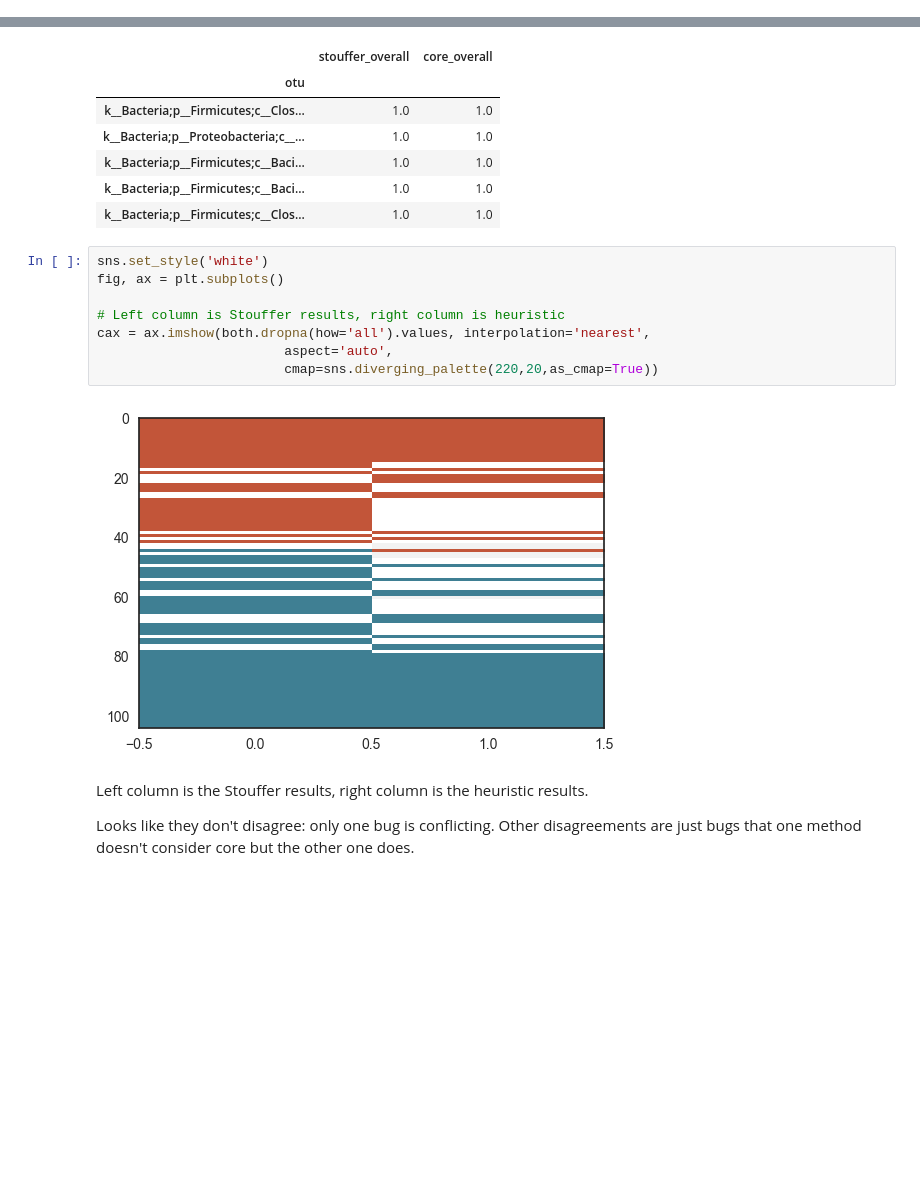
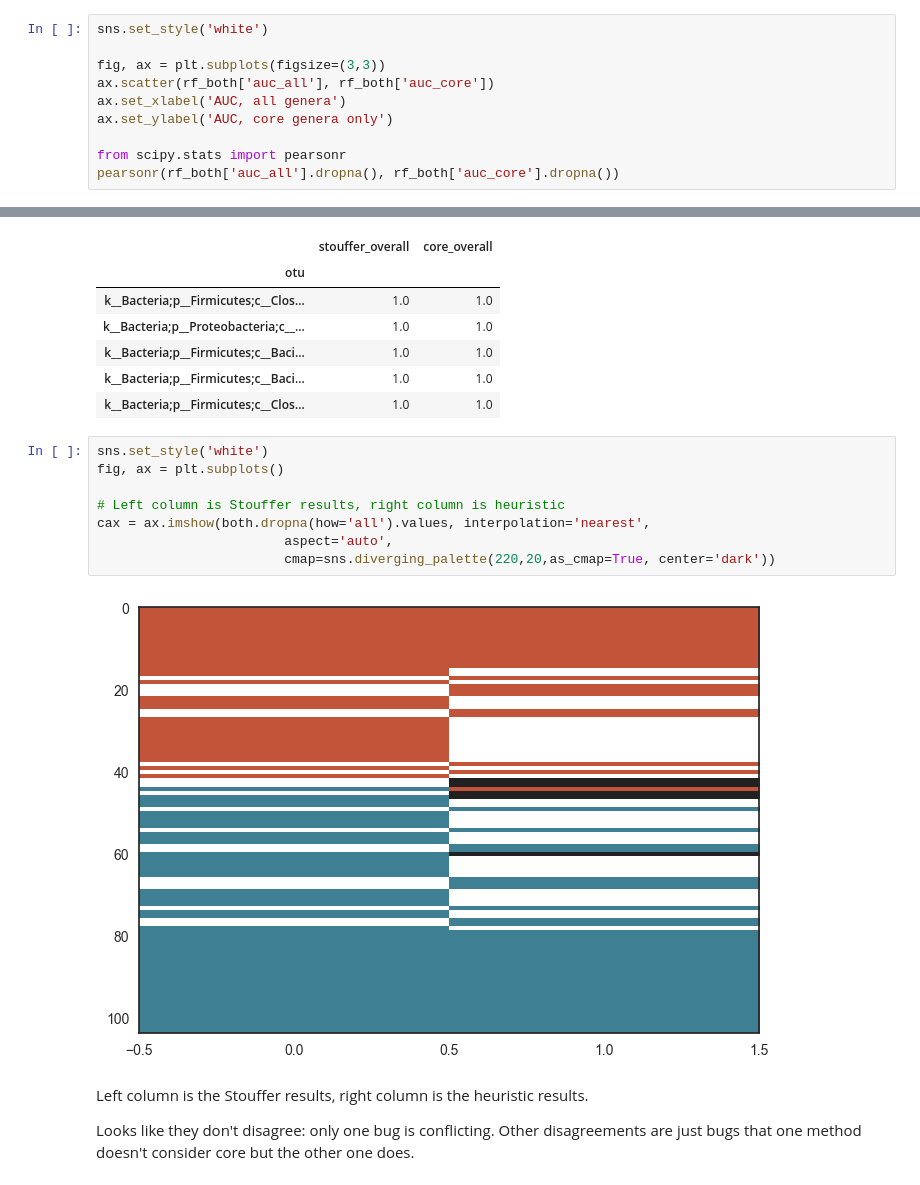
Before and after one commit to cduvallet/microbiomeHD, a Jupyter notebook: src/exploration/2017-06-21.reviewer_comments_info.ipynb, the cells around one changed output, grey strips where cells are left out. Drawn from its saved outputs; the diff is of its cells as text; blank space fills up the shorter version.

```diff
--- a/src/exploration/2017-06-21.reviewer_comments_info.ipynb
+++ b/src/exploration/2017-06-21.reviewer_comments_info.ipynb
@@ -243,3 +242,13 @@ rf_both = pd.merge(rf_all, rf_core)
 | 2 | hiv_lozupone | 0.923990 | 0.898990 |
 | 3 | t1d_alkanani | 0.710606 | 0.725957 |
 | 4 | edd_singh | 0.957783 | 0.952235 |
+# %%
+sns.set_style('white')
+
+fig, ax = plt.subplots(figsize=(3,3))
+ax.scatter(rf_both['auc_all'], rf_both['auc_core'])
+ax.set_xlabel('AUC, all genera')
+ax.set_ylabel('AUC, core genera only')
+
+from scipy.stats import pearsonr
+pearsonr(rf_both['auc_all'].dropna(), rf_both['auc_core'].dropna())
@@ -299,13 +304,13 @@ both.dropna(how='all').head()
 # %%
 sns.set_style('white')
 fig, ax = plt.subplots()
 
 # Left column is Stouffer results, right column is heuristic
 cax = ax.imshow(both.dropna(how='all').values, interpolation='nearest',
                         aspect='auto',
-                        cmap=sns.diverging_palette(220,20,as_cmap=True))
+                        cmap=sns.diverging_palette(220,20,as_cmap=True, center='dark'))
 # %% [output]
-[figure, old version]
+[figure, new version]
 # %% [markdown]
 Left column is the Stouffer results, right column is the heuristic results.
 
```
Also changed, not shown: parts of 9 cells of this notebook.
